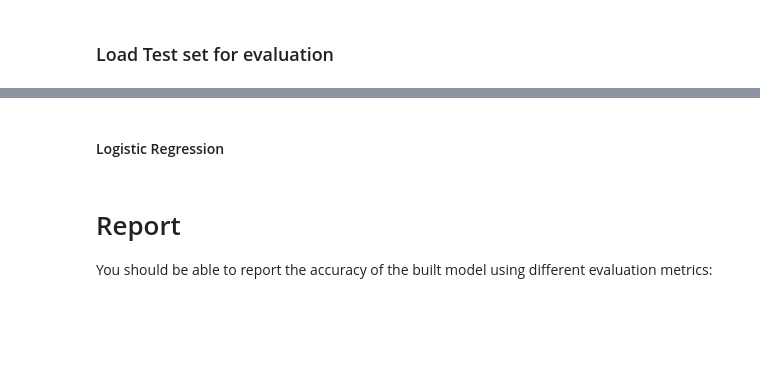
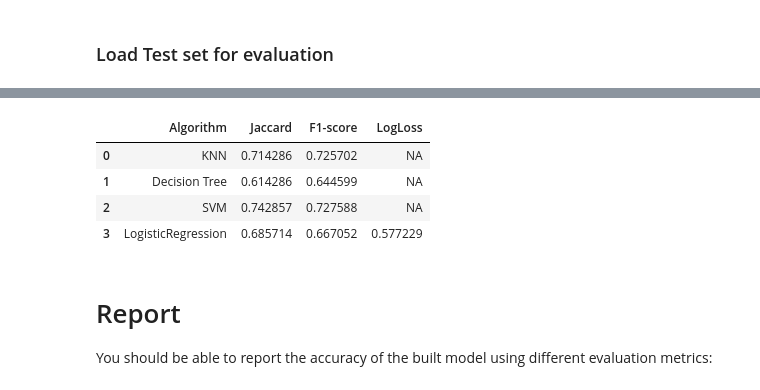
Before and after one commit to JerryPan2718/Coursera_AI_Engineering_Capstone, a Jupyter notebook: Machine_Learning_with_Python_Project.ipynb, the cells around one changed output, grey strips where cells are left out. Drawn from its saved outputs; the diff is of its cells as text; code cells hidden in the pictures; blank space fills up the shorter version.

```diff
--- a/Machine_Learning_with_Python_Project.ipynb
+++ b/Machine_Learning_with_Python_Project.ipynb
@@ -475,2 +479,0 @@ print("SVM, the jaccard similarity is", SVM_jac)
-# %% [markdown]
-#### Logistic Regression
@@ -492,13 +480,45 @@ LRLL = log_loss(TestY, yhat_prob)
+# %%
+yhat_svm = clf.predict(X_test)
+yhat_knn_final = neigh.predict(X_test)
+predTree = loanTree.predict(X_test)
+
+yhat_LR = LR.predict(X_test)
+
+yhat_prob_LR = LR.predict_proba(X_test)
+# %%
+from sklearn.metrics import jaccard_similarity_score
+from sklearn.metrics import log_loss
+from sklearn.metrics import f1_score
+
+
+
+js_svm = jaccard_similarity_score(y_test, yhat_svm)
+js_knn = jaccard_similarity_score(y_test, yhat_knn_final)
+js_dt = jaccard_similarity_score(y_test, predTree)
+js_lr = jaccard_similarity_score(y_test, yhat_LR)
+
+ll_lr = log_loss(y_test, yhat_prob_LR)
+
+
+f1_svm = f1_score(y_test, yhat_svm, average='weighted')
+f1_knn = f1_score(y_test, yhat_knn_final,average='weighted')
+f1_dt = f1_score(y_test, predTree, average='weighted')
+f1_lr = f1_score(y_test, yhat_LR,average='weighted')
 # %%
-# Getting the Report
-
-data = {'Algorithm': ['KNN', 'Decision Tree', 'SVM', 'LogisticRegression'],
-        'Jaccard': [KNN_jac, DT_jac, SVM_jac, LR_jac],
-        'F1-score': [KNN_f1, DT_f1, SVM_f1, LR_f1],
-        'LogLoss': ['NA', 'NA', 'NA', LRLL]}
-
-report = pd.DataFrame(data)
-report
+data_dict ={
+    'Algorithm': ['KNN', 'Decision Tree', 'SVM', 'LogisticRegression'],
+    'Jaccard': [js_knn, js_dt, js_svm, js_lr],
+    'F1-score': [f1_knn, f1_dt, f1_svm, f1_lr],
+    'LogLoss': ['NA','NA','NA',ll_lr]
+}
+report_df = pd.DataFrame(data_dict)
+report_df
+# %% [output]
+|  | Algorithm | Jaccard | F1-score | LogLoss |
+| 0 | KNN | 0.714286 | 0.725702 | NA |
+| 1 | Decision Tree | 0.614286 | 0.644599 | NA |
+| 2 | SVM | 0.742857 | 0.727588 | NA |
+| 3 | LogisticRegression | 0.685714 | 0.667052 | 0.577229 |
 # %% [markdown]
 # Report
 You should be able to report the accuracy of the built model using different evaluation metrics:
```
Also changed, not shown: parts of 24 cells of this notebook.
